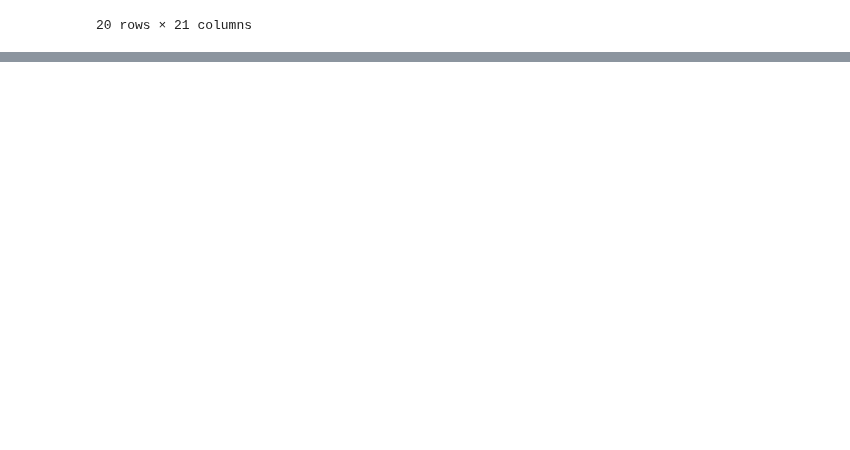
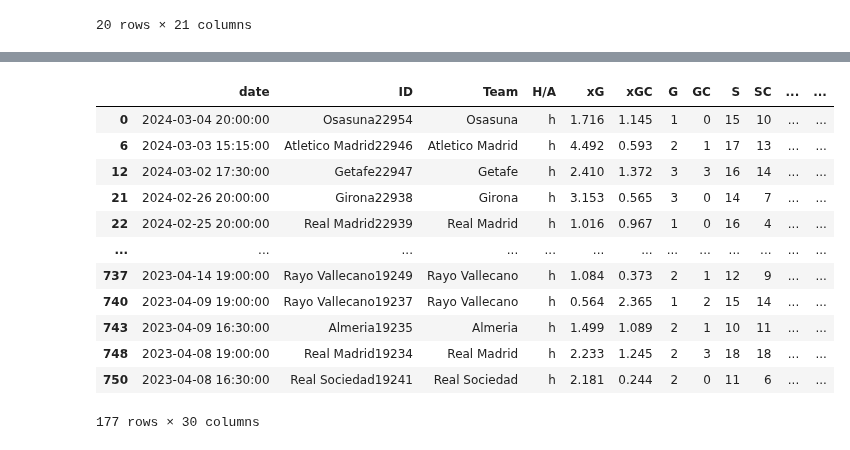
Before and after one commit to rpenn97/score_prediction_tool, a Jupyter notebook: Backend/Dataframe_generator.ipynb, the cells around one changed output, grey strips where cells are left out. Cells and saved outputs as stored; diff of their text form; code cells hidden in the pictures; blank space fills up the shorter version.

```diff
--- a/Backend/Dataframe_generator.ipynb
+++ b/Backend/Dataframe_generator.ipynb
@@ -283,3 +268,46 @@ eng_df_updated
+# %%
+def home_away_df(df):
+    df_h = df[df['H/A'] == "h"]
+    df_a = df[df['H/A'] == "a"]
+    return df_h,df_a
+
+eng_home,eng_away = home_away_df(eng_df)
+fra_home,fra_away = home_away_df(fra_df)
+ger_home,ger_away = home_away_df(ger_df)
+ita_home,ita_away = home_away_df(ita_df)
+spa_home,spa_away = home_away_df(spa_df)
+
+
+def home_away_rank_df(df_h,df_a):
+    df1_h = df_h[df_h['Rankvs'] == 1]
+    df2_h = df_h[df_h['Rankvs'] == 2]
+    df3_h = df_h[df_h['Rankvs'] == 3]
+
+    df1_a = df_h[df_h['Rankvs'] == 1]
+    df2_a = df_h[df_h['Rankvs'] == 2]
+    df3_a = df_h[df_h['Rankvs'] == 3]
+    return df1_h, df2_h, df3_h,df1_a,df2_a,df3_a
+
+eng_r1_h_df, eng_r2_h_df, eng_r3_h_df, eng_r1_a_df, eng_r2_a_df,eng_r3_a_df = home_away_rank_df(eng_home,eng_away)
+fra_r1_h_df, fra_r2_h_df, fra_r3_h_df, fra_r1_a_df, fra_r2_a_df,fra_r3_a_df = home_away_rank_df(fra_home,fra_away)
+ger_r1_h_df, ger_r2_h_df, ger_r3_h_df, ger_r1_a_df, ger_r2_a_df,ger_r3_a_df = home_away_rank_df(ger_home,ger_away)
+ita_r1_h_df, ita_r2_h_df, ita_r3_h_df, ita_r1_a_df, ita_r2_a_df,ita_r3_a_df = home_away_rank_df(ita_home,ita_away)
+spa_r1_h_df, spa_r2_h_df, spa_r3_h_df, spa_r1_a_df, spa_r2_a_df,spa_r3_a_df = home_away_rank_df(spa_home,spa_away)
+spa_r2_a_df
+# %% [output]
+|  | date | ID | Team | H/A | xG | xGC | G | GC | S | SC | ... | ... |
+| 0 | 2024-03-04 20:00:00 | Osasuna22954 | Osasuna | h | 1.716 | 1.145 | 1 | 0 | 15 | 10 | ... | ... |
+| 6 | 2024-03-03 15:15:00 | Atletico Madrid22946 | Atletico Madrid | h | 4.492 | 0.593 | 2 | 1 | 17 | 13 | ... | ... |
+| 12 | 2024-03-02 17:30:00 | Getafe22947 | Getafe | h | 2.410 | 1.372 | 3 | 3 | 16 | 14 | ... | ... |
+| 21 | 2024-02-26 20:00:00 | Girona22938 | Girona | h | 3.153 | 0.565 | 3 | 0 | 14 | 7 | ... | ... |
+| 22 | 2024-02-25 20:00:00 | Real Madrid22939 | Real Madrid | h | 1.016 | 0.967 | 1 | 0 | 16 | 4 | ... | ... |
+| ... | ... | ... | ... | ... | ... | ... | ... | ... | ... | ... | ... | ... |
+| 737 | 2023-04-14 19:00:00 | Rayo Vallecano19249 | Rayo Vallecano | h | 1.084 | 0.373 | 2 | 1 | 12 | 9 | ... | ... |
+| 740 | 2023-04-09 19:00:00 | Rayo Vallecano19237 | Rayo Vallecano | h | 0.564 | 2.365 | 1 | 2 | 15 | 14 | ... | ... |
+| 743 | 2023-04-09 16:30:00 | Almeria19235 | Almeria | h | 1.499 | 1.089 | 2 | 1 | 10 | 11 | ... | ... |
+| 748 | 2023-04-08 19:00:00 | Real Madrid19234 | Real Madrid | h | 2.233 | 1.245 | 2 | 3 | 18 | 18 | ... | ... |
+| 750 | 2023-04-08 16:30:00 | Real Sociedad19241 | Real Sociedad | h | 2.181 | 0.244 | 2 | 0 | 11 | 6 | ... | ... |
+177 rows × 30 columns
 # %%
 def home_away_rank_table(df):
     # changes to df
```
Also changed, not shown: parts of 8 cells of this notebook, 5 other files.
